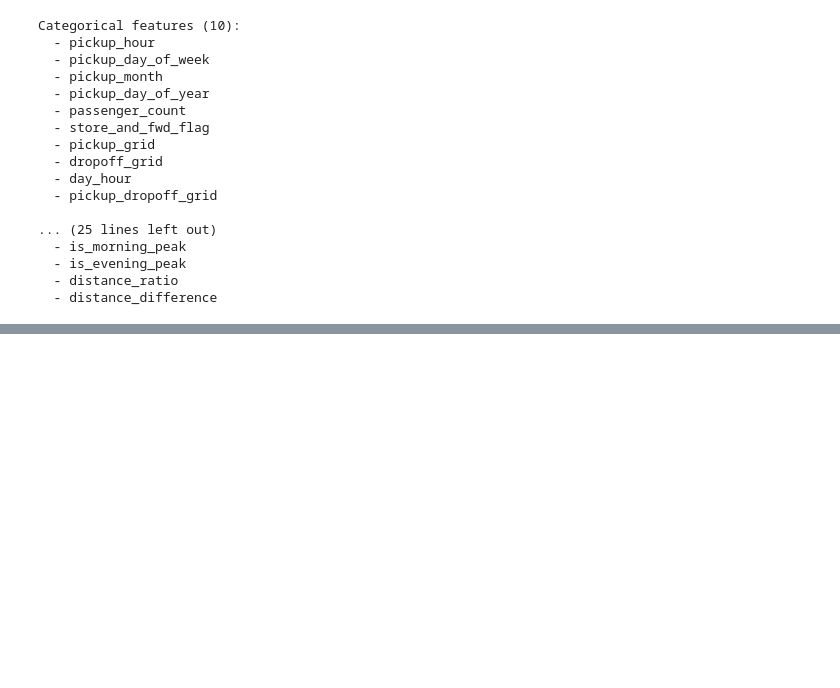
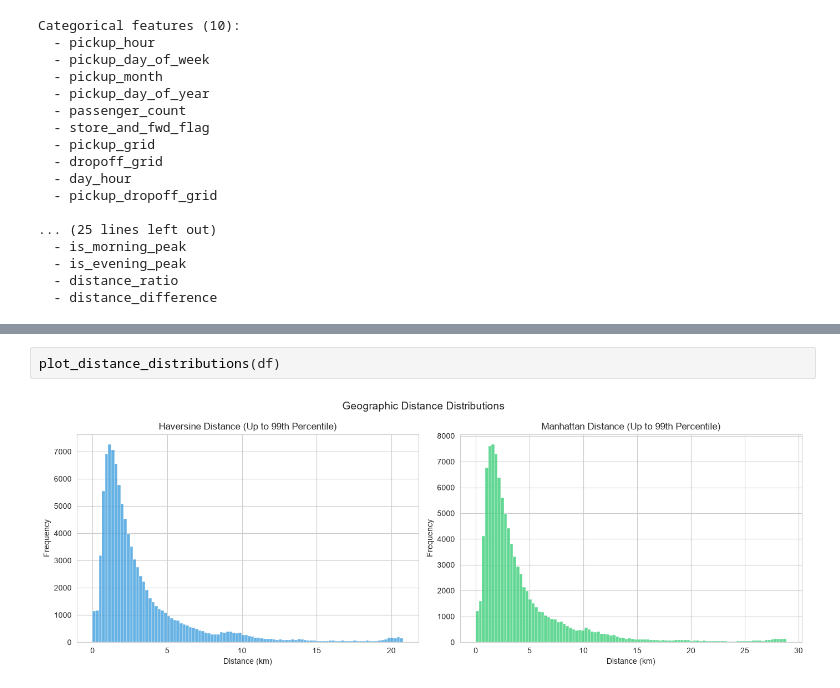
Before and after one commit to mohamedelsayed177/taxi-trip-duration, a Jupyter notebook: notebook/EDA.ipynb, the cells around one changed output, grey strips where cells are left out. Saved outputs shown, nothing was run; the diff lists cells and outputs as text; blank space fills up the shorter version.

```diff
--- a/notebook/EDA.ipynb
+++ b/notebook/EDA.ipynb
@@ -791,0 +915,4 @@ The purpose of this section is to describe patterns, investigate hypotheses, and
+# %%
+plot_distance_distributions(df)
+# %% [output]
+[figure, added]
```
Also changed, not shown: parts of 71 cells of this notebook, 2 other files.
